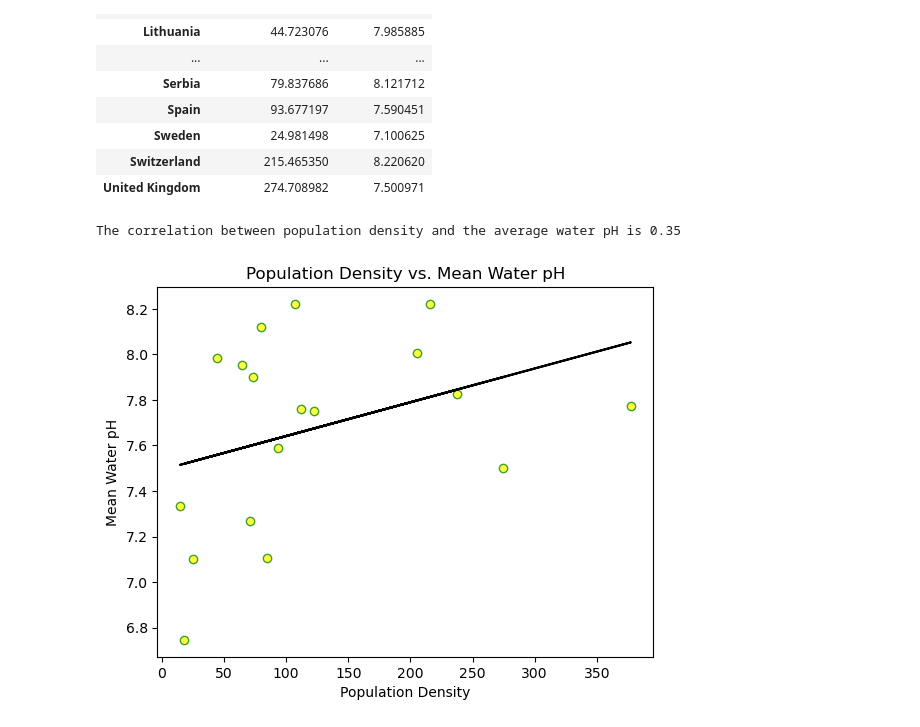
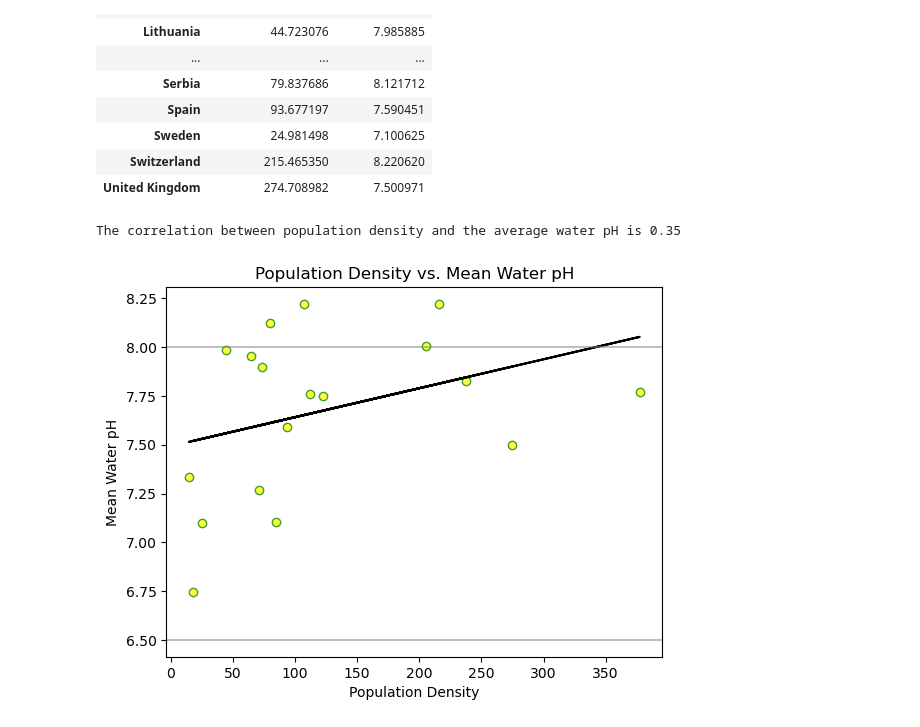
Before and after one commit to zhou0366/UMN_BootCamp_Project1_Group2, a Jupyter notebook: analysis.ipynb, the cells around one changed output. Cells and saved outputs as stored; diff of their text form; code cells hidden in the pictures.

Commit message:
update graph

```diff
--- a/analysis.ipynb
+++ b/analysis.ipynb
@@ -188,25 +200,27 @@ ph_summary
 # %%
 # nora
 (slope, intercept,rvalue, pvalue, stderr) = st.linregress(ph_summary["Population Density"],ph_summary["Avg Water pH"])
 regress_values = ph_summary["Population Density"] * slope + intercept
 line_eq = f"y = {round(slope, 2)} x + {round(intercept, 2)}"
 
 #calculate correlation coefficient
 co_ph = st.pearsonr(ph_summary["Population Density"],ph_summary["Avg Water pH"])
 print(f"The correlation between population density and the average water pH is {round(co_ph[0],2)}")
 
 #make pH scatterplot
 x_axis = ph_summary["Population Density"]
 y_axis = ph_summary["Avg Water pH"]
 plt.scatter(x_axis, y_axis, marker='o', facecolors='yellow', edgecolors='green', alpha=0.75)
 plt.title('Population Density vs. Mean Water pH')
 plt.xlabel('Population Density')
 plt.ylabel('Mean Water pH')
 plt.plot(ph_summary["Population Density"], regress_values, color="black")
+plt.axhline(y=6.5, color="gray", linestyle="-", alpha=0.5)
+plt.axhline(y=8, color="gray", linestyle="-", alpha=0.5)
 plt.show()
 # %% [output]
 The correlation between population density and the average water pH is 0.35
-[figure, old version]
+[figure, new version]
 # %%
 # chris gdp
 # %%
```
Also changed, not shown: parts of 2 cells of this notebook.
